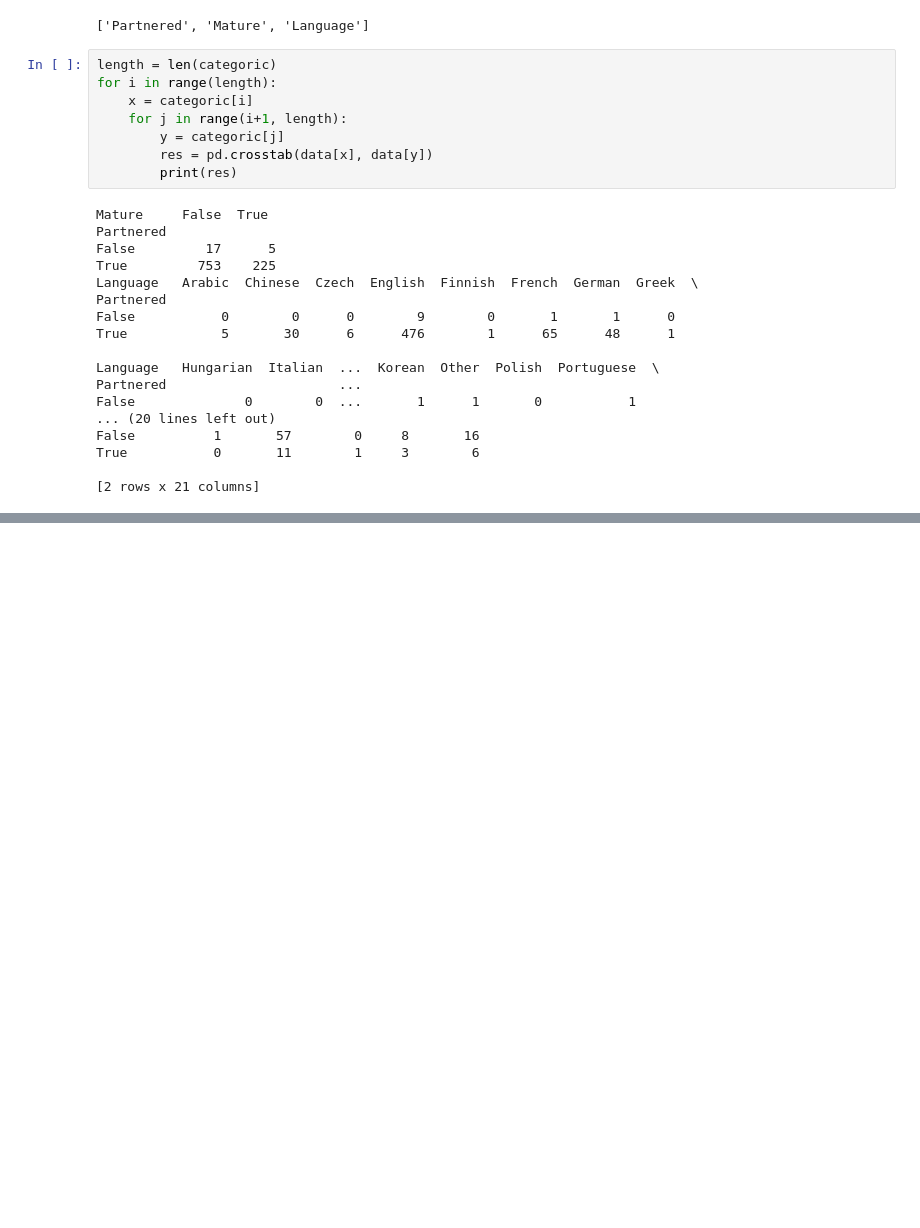
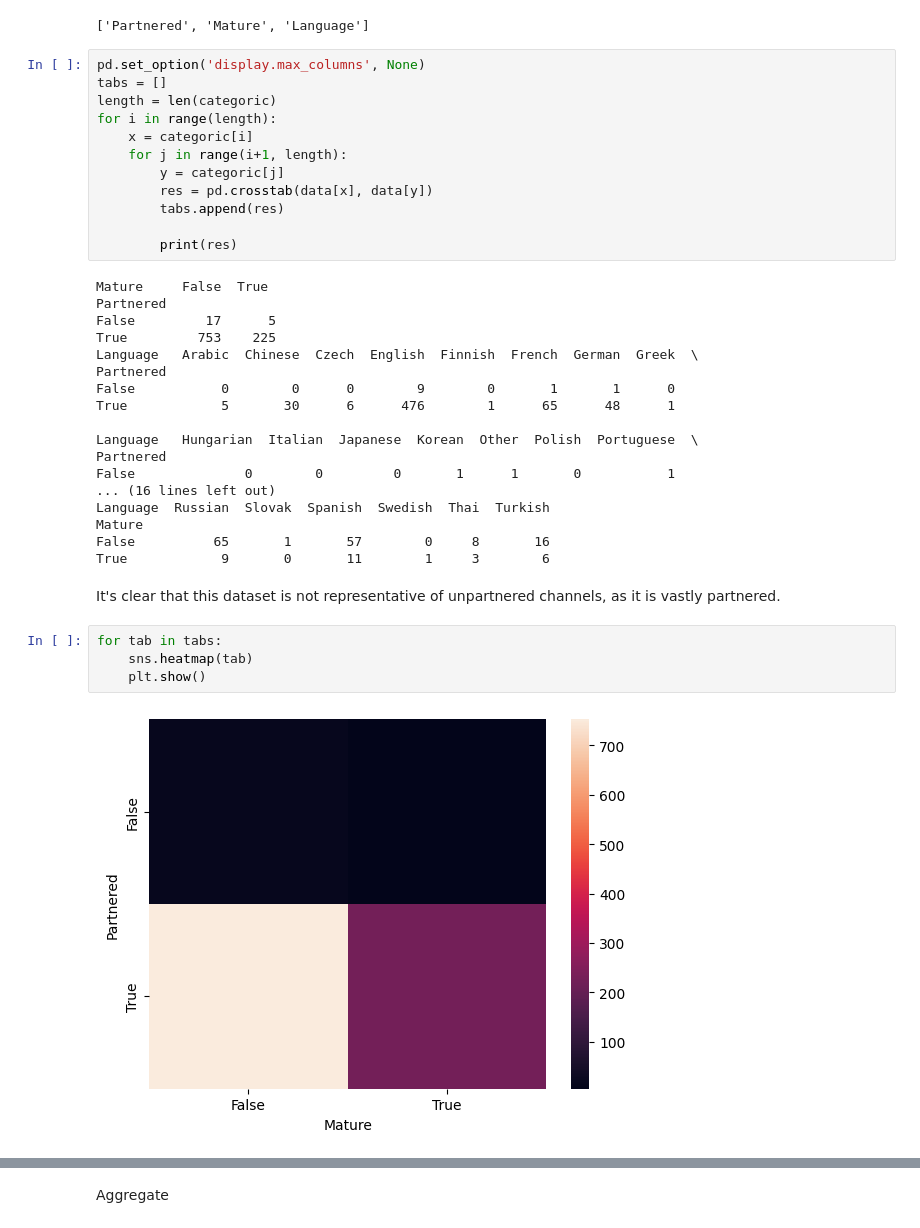
Before and after one commit to datasheng/csc460-hw-repo-wlong1, a Jupyter notebook: hw4/eda.ipynb, the cells around one changed output, grey strips where cells are left out. Drawn from its saved outputs; the diff is of its cells as text; blank space fills up the shorter version.

Commit message:
Added agg and colored scatterplot

```diff
--- a/hw4/eda.ipynb
+++ b/hw4/eda.ipynb
@@ -227,12 +227,16 @@ print(categoric)
 # %% [output]
 ['Partnered', 'Mature', 'Language']
 # %%
+pd.set_option('display.max_columns', None)
+tabs = []
 length = len(categoric)
 for i in range(length):
     x = categoric[i]
     for j in range(i+1, length):
         y = categoric[j]
         res = pd.crosstab(data[x], data[y])
+        tabs.append(res)
+
         print(res)
 # %% [output]
 Mature     False  True
@@ -244,11 +248,19 @@ Partnered
 False           0        0      0        9        0       1       1      0
 True            5       30      6      476        1      65      48      1
 
-Language   Hungarian  Italian  ...  Korean  Other  Polish  Portuguese  \
-Partnered                      ...
-False              0        0  ...       1      1       0           1
-... (20 lines left out)
-False          1       57        0     8       16
-True           0       11        1     3        6
-
-[2 rows x 21 columns]
+Language   Hungarian  Italian  Japanese  Korean  Other  Polish  Portuguese  \
+Partnered
+False              0        0         0       1      1       0           1
+... (16 lines left out)
+Language  Russian  Slovak  Spanish  Swedish  Thai  Turkish
+Mature
+False          65       1       57        0     8       16
+True            9       0       11        1     3        6
+# %% [markdown]
+It's clear that this dataset is not representative of unpartnered channels, as it is vastly partnered.
+# %%
+for tab in tabs:
+    sns.heatmap(tab)
+    plt.show()
+# %% [output]
+[figure, added]
@@ -254,0 +269,2 @@ True           0       11        1     3        6
+# %% [markdown]
+Aggregate
```
Also changed, not shown: parts of 6 cells of this notebook.
